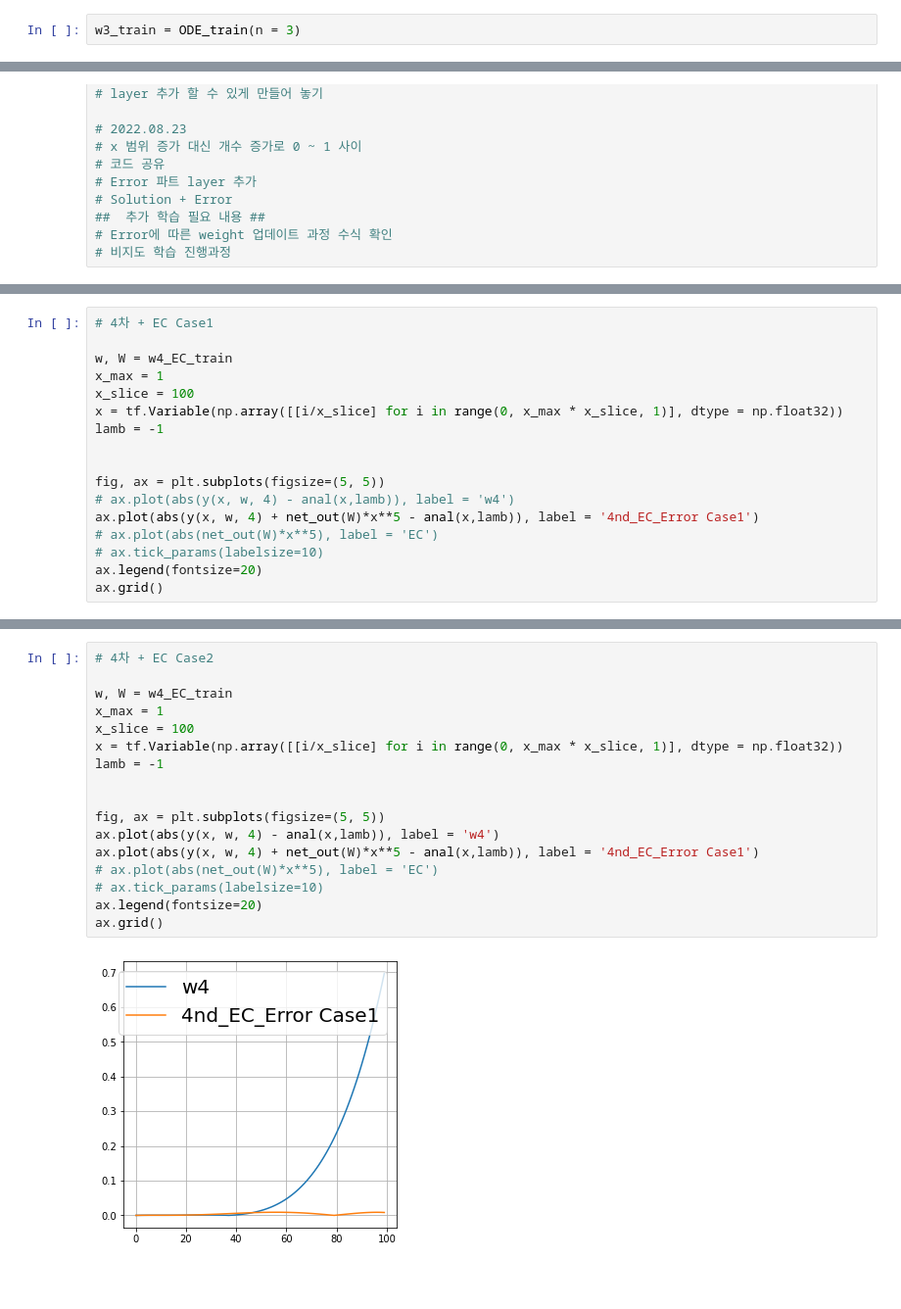
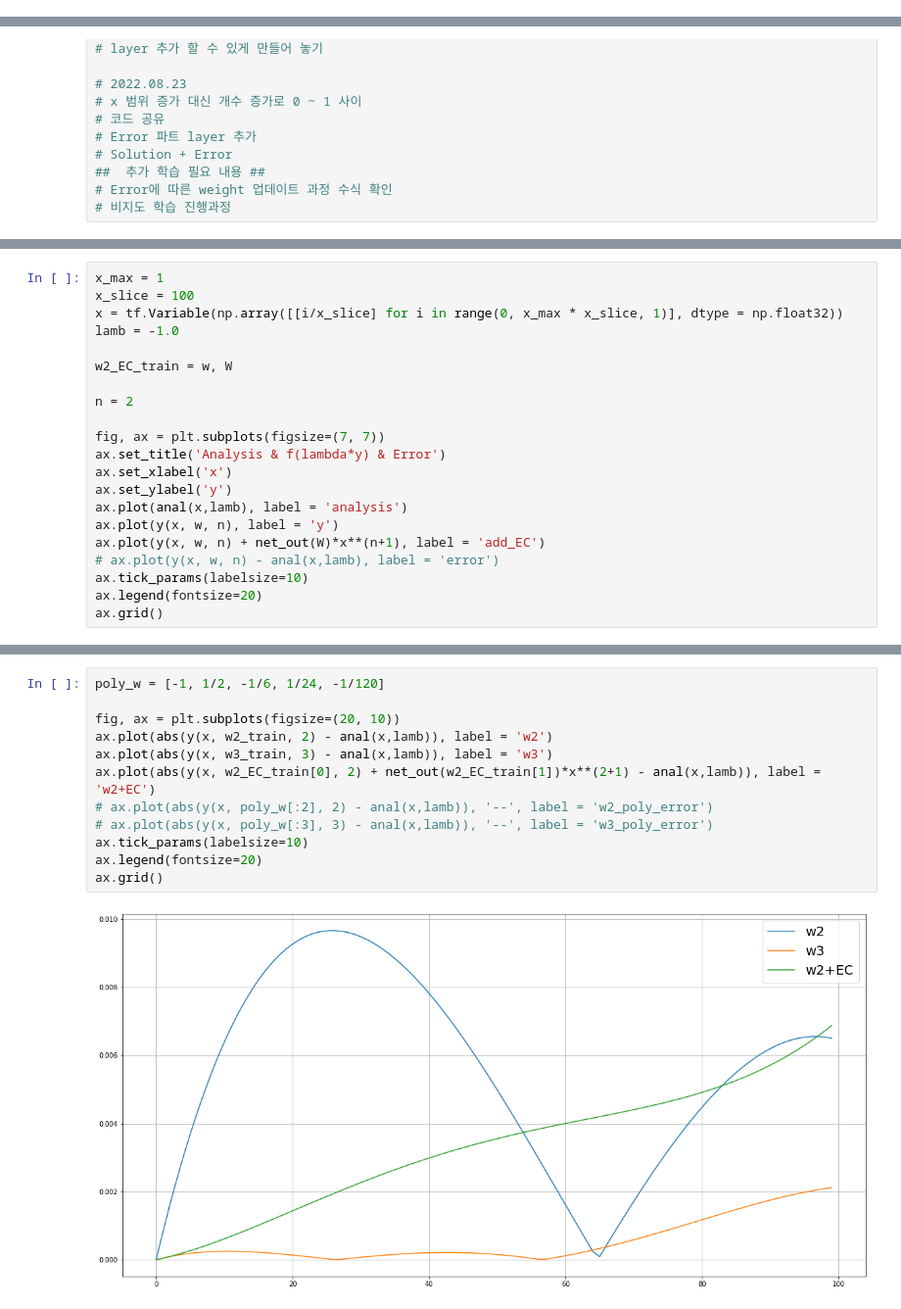
Before and after one commit to KyungRyeolBaek/ODE, a Jupyter notebook: ODE/expansion220929_work1.ipynb, the cells around one changed output, grey strips where cells are left out. Shown at 98% size. Cells and saved outputs as stored; diff of their text form; blank space fills up the shorter version.

```diff
--- a/ODE/expansion220929_work1.ipynb
+++ b/ODE/expansion220929_work1.ipynb
@@ -399,2 +401,0 @@ Epoch : 94, Loss_sum : 1.0909
-# %%
-w3_train = ODE_train(n = 3)
@@ -488,18 +425,22 @@ w4_EC_train
 # %%
-# 4차 + EC Case1
-
-w, W = w4_EC_train
 x_max = 1
 x_slice = 100
 x = tf.Variable(np.array([[i/x_slice] for i in range(0, x_max * x_slice, 1)], dtype = np.float32))
-lamb = -1
+lamb = -1.0
 
+w2_EC_train = w, W
 
-fig, ax = plt.subplots(figsize=(5, 5))
-# ax.plot(abs(y(x, w, 4) - anal(x,lamb)), label = 'w4')
-ax.plot(abs(y(x, w, 4) + net_out(W)*x**5 - anal(x,lamb)), label = '4nd_EC_Error Case1')
-# ax.plot(abs(net_out(W)*x**5), label = 'EC')
-# ax.tick_params(labelsize=10)
+n = 2
+
+fig, ax = plt.subplots(figsize=(7, 7))
+ax.set_title('Analysis & f(lambda*y) & Error')
+ax.set_xlabel('x')
+ax.set_ylabel('y')
+ax.plot(anal(x,lamb), label = 'analysis')
+ax.plot(y(x, w, n), label = 'y')
+ax.plot(y(x, w, n) + net_out(W)*x**(n+1), label = 'add_EC')
+# ax.plot(y(x, w, n) - anal(x,lamb), label = 'error')
+ax.tick_params(labelsize=10)
 ax.legend(fontsize=20)
 ax.grid()
 # %% [output]
@@ -507,19 +448,14 @@ ax.grid()
 # %%
-# 4차 + EC Case2
+poly_w = [-1, 1/2, -1/6, 1/24, -1/120]
 
-w, W = w4_EC_train
-x_max = 1
-x_slice = 100
-x = tf.Variable(np.array([[i/x_slice] for i in range(0, x_max * x_slice, 1)], dtype = np.float32))
-lamb = -1
-
-
-fig, ax = plt.subplots(figsize=(5, 5))
-ax.plot(abs(y(x, w, 4) - anal(x,lamb)), label = 'w4')
-ax.plot(abs(y(x, w, 4) + net_out(W)*x**5 - anal(x,lamb)), label = '4nd_EC_Error Case1')
-# ax.plot(abs(net_out(W)*x**5), label = 'EC')
-# ax.tick_params(labelsize=10)
+fig, ax = plt.subplots(figsize=(20, 10))
+ax.plot(abs(y(x, w2_train, 2) - anal(x,lamb)), label = 'w2')
+ax.plot(abs(y(x, w3_train, 3) - anal(x,lamb)), label = 'w3')
+ax.plot(abs(y(x, w2_EC_train[0], 2) + net_out(w2_EC_train[1])*x**(2+1) - anal(x,lamb)), label = 'w2+EC')
+# ax.plot(abs(y(x, poly_w[:2], 2) - anal(x,lamb)), '--', label = 'w2_poly_error')
+# ax.plot(abs(y(x, poly_w[:3], 3) - anal(x,lamb)), '--', label = 'w3_poly_error')
+ax.tick_params(labelsize=10)
 ax.legend(fontsize=20)
 ax.grid()
 # %% [output]
-[figure, old version]
+[figure, new version]
```
Also changed, not shown: parts of 24 cells of this notebook, 28 other files.
